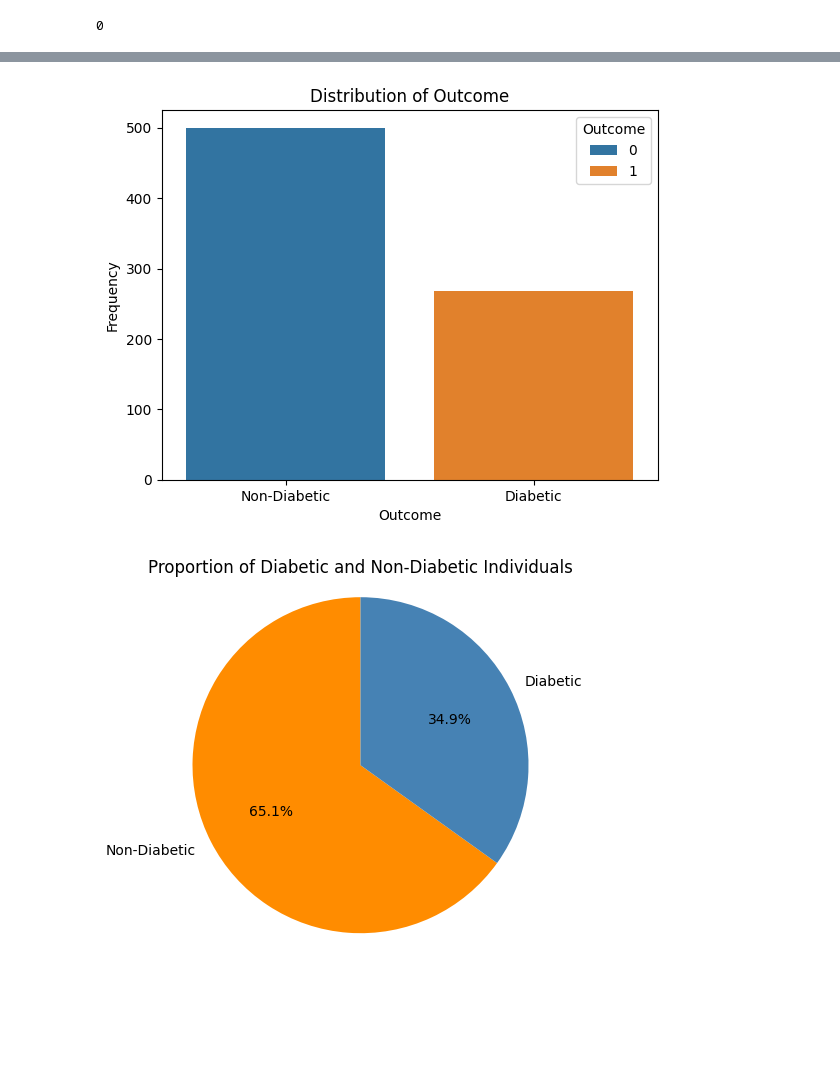
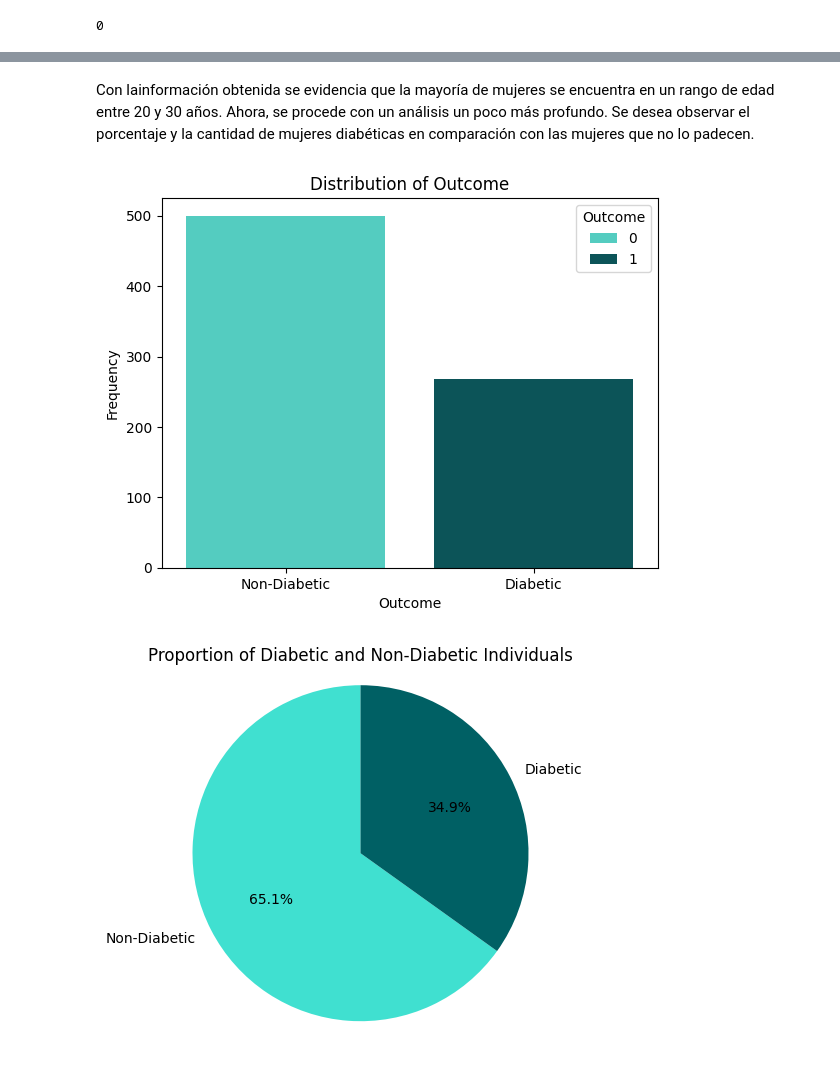
Before and after one commit to TheCsarbeat/proyecto1-IA, a Jupyter notebook: p1.ipynb, the cells around one changed output, grey strips where cells are left out. Cells and saved outputs as stored; diff of their text form; code cells hidden in the pictures; blank space fills up the shorter version.

```diff
--- a/p1.ipynb
+++ b/p1.ipynb
@@ -107,20 +166,24 @@ plt.show()
+# %% [markdown]
+Con lainformación obtenida se evidencia que la mayoría de mujeres se encuentra en un rango de edad entre 20 y 30 años. Ahora, se procede con un análisis un poco más profundo. Se desea observar el porcentaje y la cantidad de mujeres diabéticas en comparación con las mujeres que no lo padecen.
 # %%
-# Plot the distribution of the 'Outcome' column for people with diabetes and people without diabetes
-sns.countplot(x='Outcome', data=df_diabetes, hue="Outcome")
+# Distribution of the Outcome column for people with diabetes and people without diabetes
+palette_colors = {0: "#40E0D0", 1: "#006064"}
+sns.countplot(x='Outcome', data=df_diabetes, hue="Outcome", palette=palette_colors)
 plt.title('Distribution of Outcome')
 plt.xlabel('Outcome')
 plt.ylabel('Frequency')
 plt.xticks([0, 1], ['Non-Diabetic', 'Diabetic'])
 plt.show()
 
-# Create a pie chart to visualize the proportion of diabetic and non-diabetic individuals
+
+# Pie chart to visualize the proportion of diabetic and non-diabetic individuals
 labels = ['Non-Diabetic', 'Diabetic']
 sizes = df_diabetes['Outcome'].value_counts()
-colors = ['darkorange', 'steelblue']
+colors = ['#40E0D0', '#006064']
 plt.pie(sizes, labels=labels, colors=colors, autopct='%1.1f%%', startangle=90)
 plt.title('Proportion of Diabetic and Non-Diabetic Individuals')
 plt.axis('equal')
 plt.show()
 # %% [output]
-[figure, old version]
+[figure, new version]
-[figure, old version]
+[figure, new version]
```
Also changed, not shown: parts of 43 cells of this notebook.
